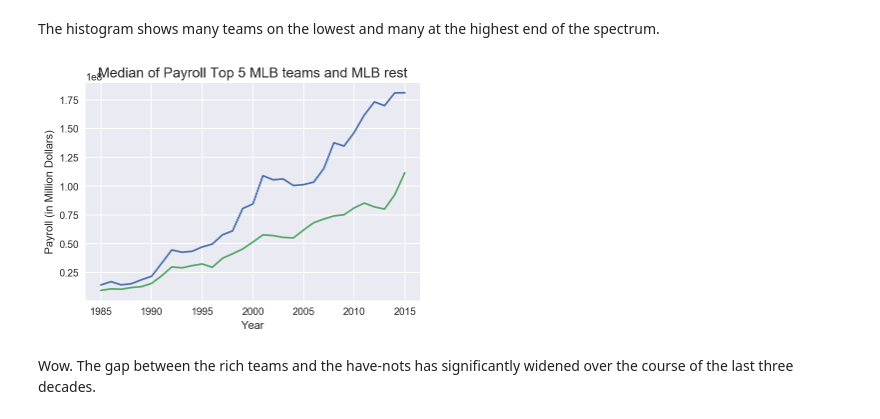
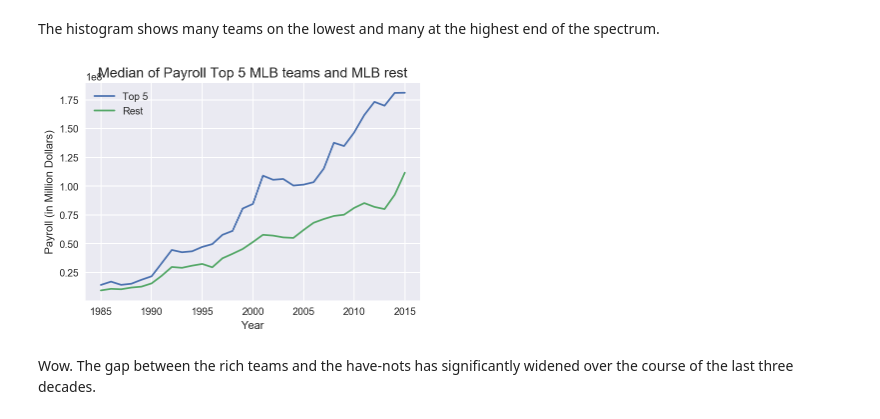
Before and after one commit to mattjaenicke/Data_Analyst_ND_Project2, a Jupyter notebook: Data_Analyst_ND_Project2.ipynb, the cells around one changed output. Saved outputs shown, nothing was run; the diff lists cells and outputs as text; code cells hidden in the pictures.

```diff
--- a/Data_Analyst_ND_Project2.ipynb
+++ b/Data_Analyst_ND_Project2.ipynb
@@ -356,14 +388,16 @@ The histogram shows many teams on the lowest and many at the highest end of the
 # %%
 top5 = master_df.groupby('yearID')['payroll'].nlargest(5)
 rest = master_df.drop(top5.index.levels[1]).groupby('yearID')['payroll']
 
-plt.plot(top5.groupby(level = 'yearID').median().index, top5.groupby(level = 'yearID').median().values, rest.median().index, rest.median().values)
+plt.plot(top5.groupby(level = 'yearID').median().index, top5.groupby(level = 'yearID').median().values, label = "Top 5")
+plt.plot(rest.median().index, rest.median().values, label="Rest")
 plt.title('Median of Payroll Top 5 MLB teams and MLB rest', fontsize= 14)
 plt.xlabel('Year')
 plt.ylabel('Payroll (in Million Dollars)')
+plt.legend()
 plt.show()
 # %% [output]
-[figure, old version]
+[figure, new version]
 # %% [markdown]
 Wow. The gap between the rich teams and the have-nots has significantly widened over the course of the last three decades.
 # %%
```
Also changed, not shown: parts of 14 cells of this notebook, 1 other file.
